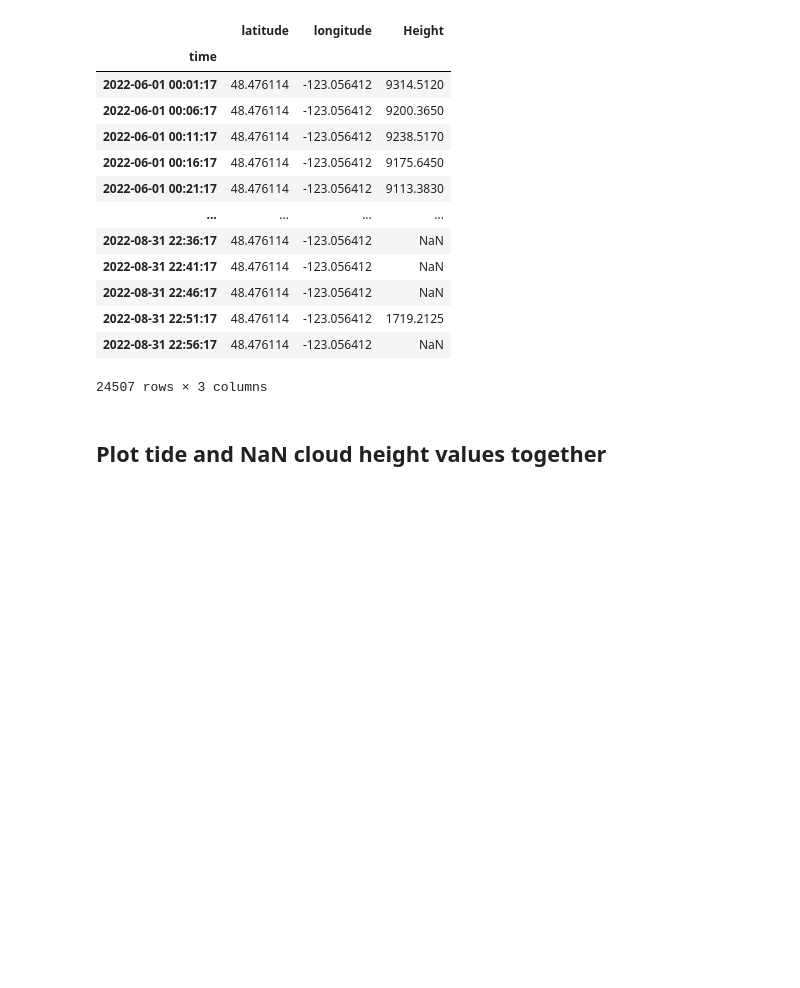
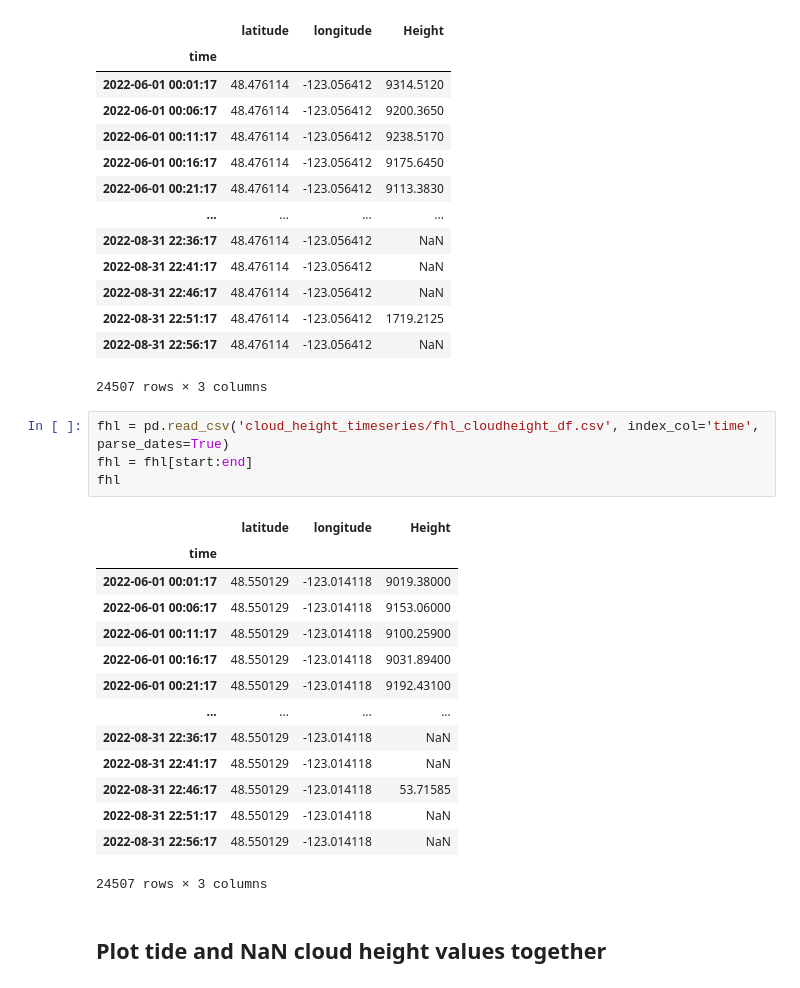
Before and after one commit to autumn-yng/summerfog, a Jupyter notebook: tide-vs-cloudheight.ipynb, the cells around one changed output. Saved outputs shown, nothing was run; the diff lists cells and outputs as text; blank space fills up the shorter version.

```diff
--- a/tide-vs-cloudheight.ipynb
+++ b/tide-vs-cloudheight.ipynb
@@ -114,6 +98,25 @@ falsebay
 | 2022-08-31 22:51:17 | 48.476114 | -123.056412 | 1719.2125 |
 | 2022-08-31 22:56:17 | 48.476114 | -123.056412 | NaN |
 24507 rows × 3 columns
+# %%
+fhl = pd.read_csv('cloud_height_timeseries/fhl_cloudheight_df.csv', index_col='time', parse_dates=True)
+fhl = fhl[start:end]
+fhl
+# %% [output]
+|  | latitude | longitude | Height |
+| time |  |  |  |
+| 2022-06-01 00:01:17 | 48.550129 | -123.014118 | 9019.38000 |
+| 2022-06-01 00:06:17 | 48.550129 | -123.014118 | 9153.06000 |
+| 2022-06-01 00:11:17 | 48.550129 | -123.014118 | 9100.25900 |
+| 2022-06-01 00:16:17 | 48.550129 | -123.014118 | 9031.89400 |
+| 2022-06-01 00:21:17 | 48.550129 | -123.014118 | 9192.43100 |
+| ... | ... | ... | ... |
+| 2022-08-31 22:36:17 | 48.550129 | -123.014118 | NaN |
+| 2022-08-31 22:41:17 | 48.550129 | -123.014118 | NaN |
+| 2022-08-31 22:46:17 | 48.550129 | -123.014118 | 53.71585 |
+| 2022-08-31 22:51:17 | 48.550129 | -123.014118 | NaN |
+| 2022-08-31 22:56:17 | 48.550129 | -123.014118 | NaN |
+24507 rows × 3 columns
 # %% [markdown]
 ## Plot tide and NaN cloud height values together
 # %%
```
Also changed, not shown: parts of 6 cells of this notebook.
